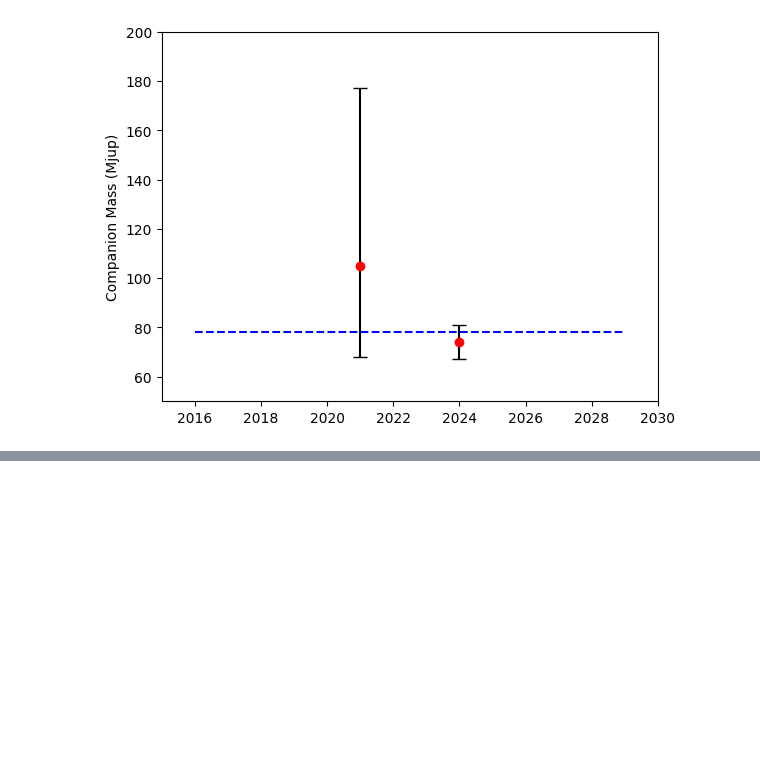
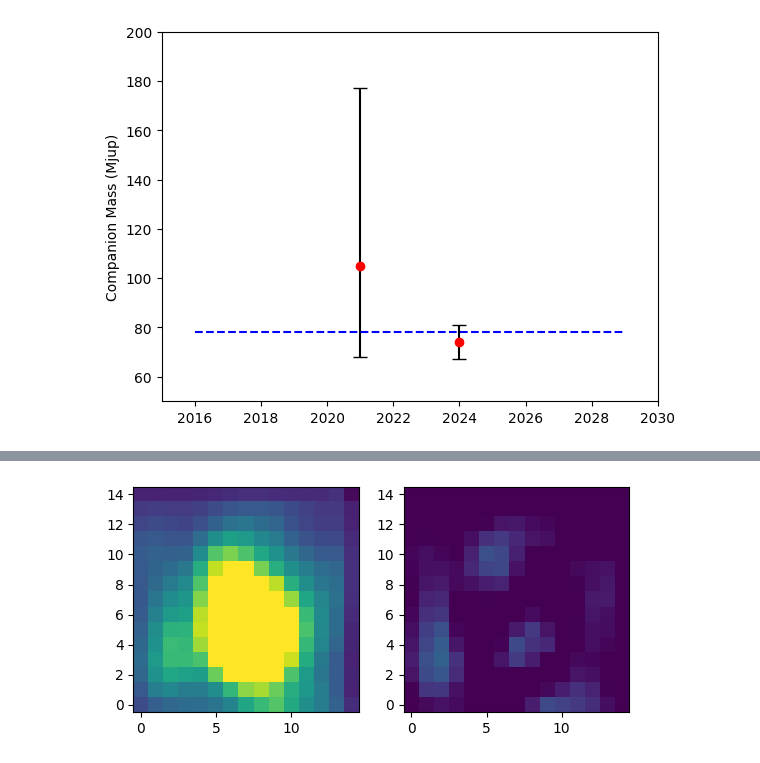
Before and after one commit to benlchang/HD47127-b-ADI, a Jupyter notebook: HD47127_ADI.ipynb, the cells around one changed output, grey strips where cells are left out. Saved outputs shown, nothing was run; the diff lists cells and outputs as text; code cells hidden in the pictures; blank space fills up the shorter version.

```diff
--- a/HD47127_ADI.ipynb
+++ b/HD47127_ADI.ipynb
@@ -314,10 +320,14 @@ datadir = '../rawdata/2023_02_H/'
 flist = sorted(glob.glob(datadir + '*.fits'), reverse=True)
 #psflist = sorted(glob.glob(psfdir + '*.fits'))
 
-forwardmodel(flist, gaussian=makeGaussian(size=120,amplitude=30,fwhm=7), fwhm=7)
+# forwardmodel(flist, gaussian=makeGaussian(size=120,amplitude=30,fwhm=7), fwhm=7)
 # fwhm = [3, 3.5, 4, 4.5, 5, 5.5, 6, 6.5, 7]
 # #J: fwhm=5.5
 # #H: fwhm=5.5, a =
+
+gaussian = makeGaussian(size=120, amplitude=30, fwhm=2.3)
+gaussian_base_signal = np.matrix.sum(np.matrix(gaussian))
+forwardmodel(flist, gaussian=gaussian, fwhm=2.3)
 
 # for val in fwhm:
 #     gaussian = makeGaussian(size=120, amplitude=30, fwhm=val)
@@ -706,3 +756,78 @@ plt.xlim(2015, 2030)
 # %% [output]
 (2015.0, 2030.0)
 [figure]
+# %%
+import numpy as np
+from lmfit import Model, Parameters
+from lmfit.models import Gaussian2dModel, ConstantModel
+from astropy.io import fits
+
+
+gModel = Gaussian2dModel(prefix='g_') + ConstantModel(prefix='c_')
+
+
+def fitPrimary(x0, y0, im, radius=10, xIndex=None, yIndex=None,
+               weight=None, mask=None,
+               returnModel=False):
+    """
+    fit a 2d gaussian to the region of interest and return the fitted x and y
+    """
+    if xIndex is None:
+        xIndex = np.arange(im.shape[1]).astype(int)
+    if yIndex is None:
+        yIndex = np.arange(im.shape[0]).astype(int)
+
+    subXIndex, = np.where(np.abs(xIndex - x0) < radius)
+    subYIndex, = np.where(np.abs(yIndex - y0) < radius)
+
+    yyIndex, xxIndex = np.meshgrid(subYIndex, subXIndex,
+                                   indexing='ij')
+    yy, xx = np.meshgrid(yIndex[subYIndex], xIndex[subXIndex],
+                         indexing='ij')
+
+    subim = im[yyIndex.astype(int), xxIndex.astype(int)]
+
+    if weight is None:
+        subweight = np.ones_like(subim)
+    else:
+        subweight = weight[subYIndex, subXIndex]
+
+    if mask is None:
+        mask = np.zeros_like(subim)
+    else:
+        # if there are masked pixel, set the corresponding pixels' weight to 0
+        weight[np.where(mask) != 0] = 0
+    p = Parameters()
+    p.add('g_centerx', value=x0)
+    p.add('g_centery', value=y0)
+    p.add('g_amplitude', value=np.nanmax(subim))
+    p.add('g_sigmax', value=1, min=0)
+    p.add('g_sigmay', value=1, min=0)
+    p.add('c_c', value = 0)
+    pFit = gModel.fit(subim, params=p, x=xx, y=yy, weights=subweight,
+                      verbose=True,
+                      method='powell',
+                      nan_policy='omit')
+    modelImage = np.zeros_like(im)
+    modelImage[yyIndex.astype(int), xxIndex.astype(int)] = pFit.best_fit.reshape(yy.shape)
+
+    print(pFit.fit_report())
+    return pFit, modelImage
+
+if __name__ == '__main__':
+    _, star_img = starData('02_H')
+    pFit, best_im = fitPrimary(7, 7, star_img, radius=8, returnModel=True)
+    print(pFit.fit_report())
+    # show the best model
+    import matplotlib.pyplot as plt
+    fig, axs = plt.subplots(ncols=2)
+    # keep consistent range
+    vmin = 1e4
+    vmax = 1e6
+    axs[0].imshow(star_img, origin='lower', vmin=vmin, vmax=vmax)
+
+    axs[1].imshow(star_img - best_im, origin='lower', vmin=vmin, vmax=vmax)
+    plt.show()
+
+    print(np.sum(best_im))
+# %% [output]
@@ -708,0 +851 @@ plt.xlim(2015, 2030)
+[figure, added]
```
Also changed, not shown: parts of 6 cells of this notebook.
